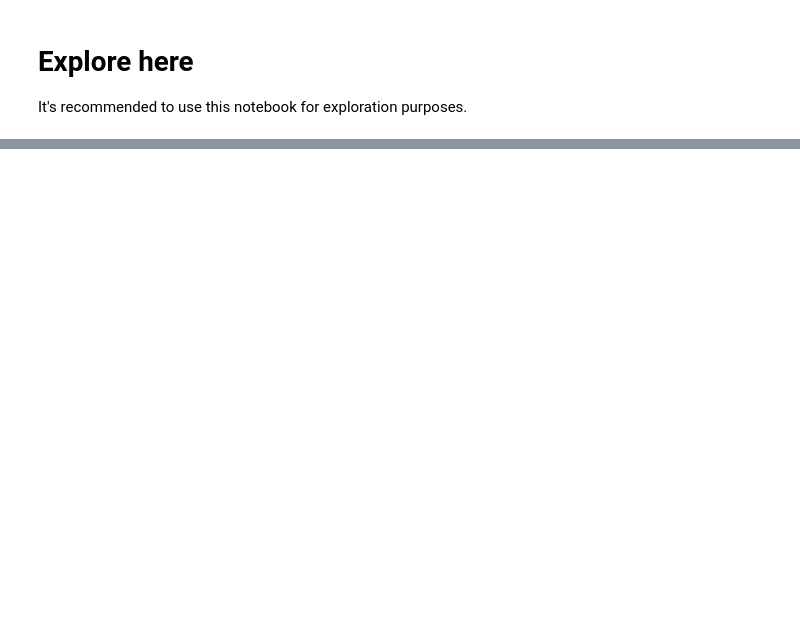
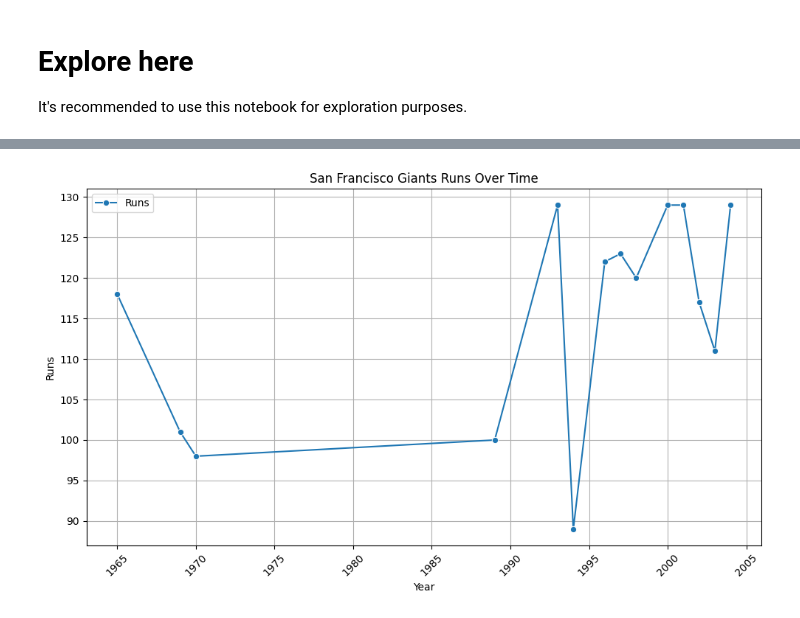
Before and after one commit to 4GeeksAcademy/mariarodrigues27web-scraping-project-tutorial, a Jupyter notebook: src/explore.ipynb, the cells around one changed output, grey strips where cells are left out. Drawn from its saved outputs; the diff is of its cells as text; code cells hidden in the pictures; blank space fills up the shorter version.

```diff
--- a/src/explore.ipynb
+++ b/src/explore.ipynb
@@ -105,0 +133,25 @@ else:
+# %%
+# Step 5: Visualize the number of runs over time by the Giants
+# Query the data for visualization
+cur.execute('SELECT year, runs FROM baseball_stats WHERE team="SF" ORDER BY year')
+data = cur.fetchall()
+# Close the connection to the database
+conn.close()
+# Convert the query result to a DataFrame for plotting
+plot_df = pd.DataFrame(data, columns=['YEAR', 'R'])
+# Plot the runs over time
+plt.figure(figsize=(10, 6))
+sns.lineplot(x='YEAR', y='R', data=plot_df, marker='o', label='Runs')
+# Set the labels and title
+plt.xlabel('Year')
+plt.ylabel('Runs')
+plt.title('San Francisco Giants Runs Over Time')
+# Rotate x-axis labels if necessary
+plt.xticks(rotation=45)
+# Display the plot
+plt.tight_layout()
+plt.legend()
+plt.grid(True)
+plt.show()
+# %% [output]
+[figure, added]
```
Also changed, not shown: parts of 15 cells of this notebook, 3 other files.
